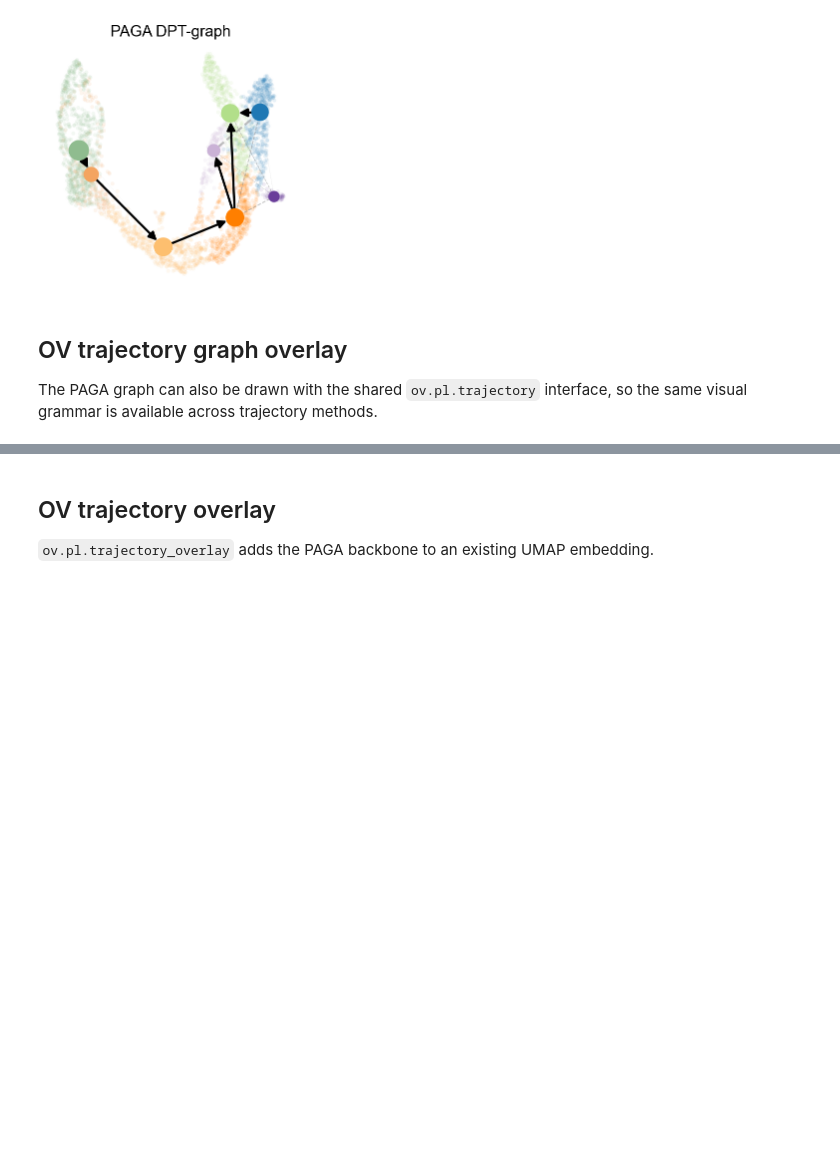
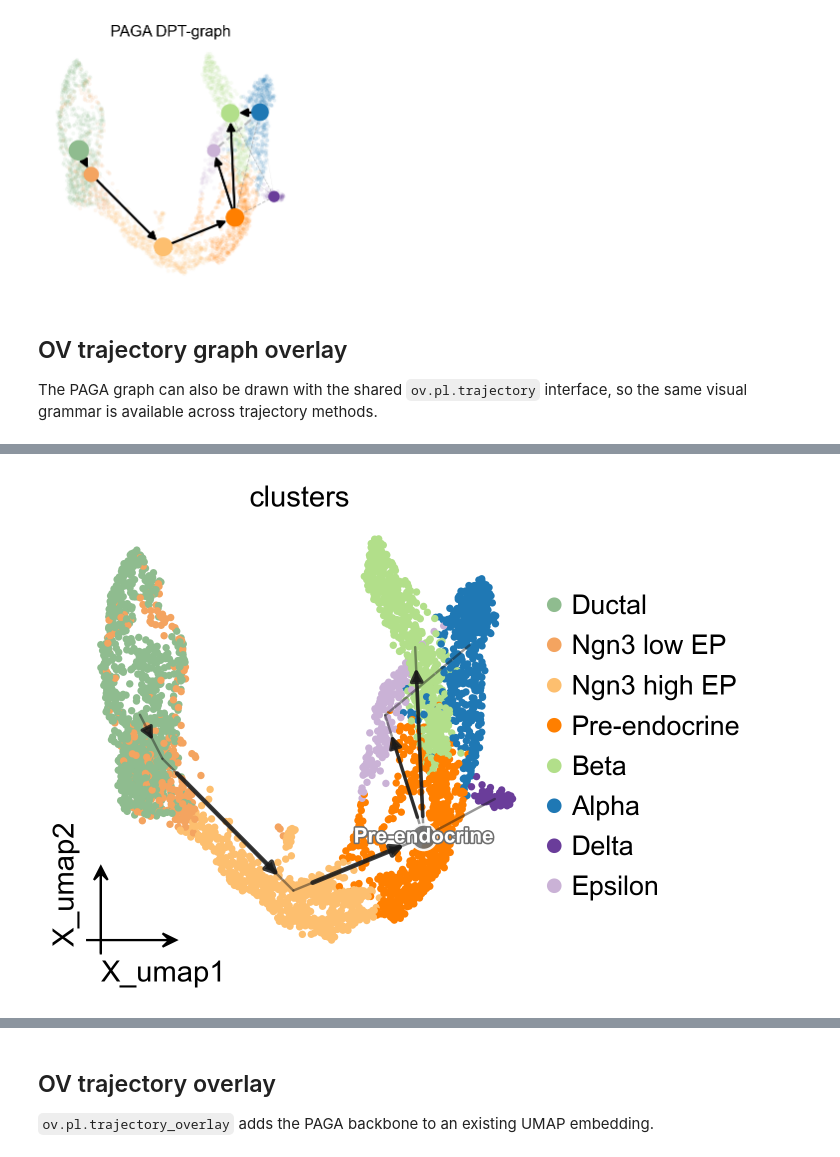
Before and after one commit to DBinary/omicverse-tutorials, a Jupyter notebook: docs/Tutorials-single/t_traj_diffusion.ipynb, the cells around one changed output, grey strips where cells are left out. Drawn from its saved outputs; the diff is of its cells as text; code cells hidden in the pictures; blank space fills up the shorter version.

```diff
--- a/docs/Tutorials-single/t_traj_diffusion.ipynb
+++ b/docs/Tutorials-single/t_traj_diffusion.ipynb
@@ -168,0 +185,11 @@ plt.show()
+# %%
+fig, ax = ov.pl.trajectory_projection(
+    adata,
+    method='paga',
+    basis='X_umap',
+    groups='clusters',
+    color='clusters',
+)
+plt.show()
+# %% [output]
+[figure, added]
```
Also changed, not shown: parts of 8 cells of this notebook, 9 other files.
